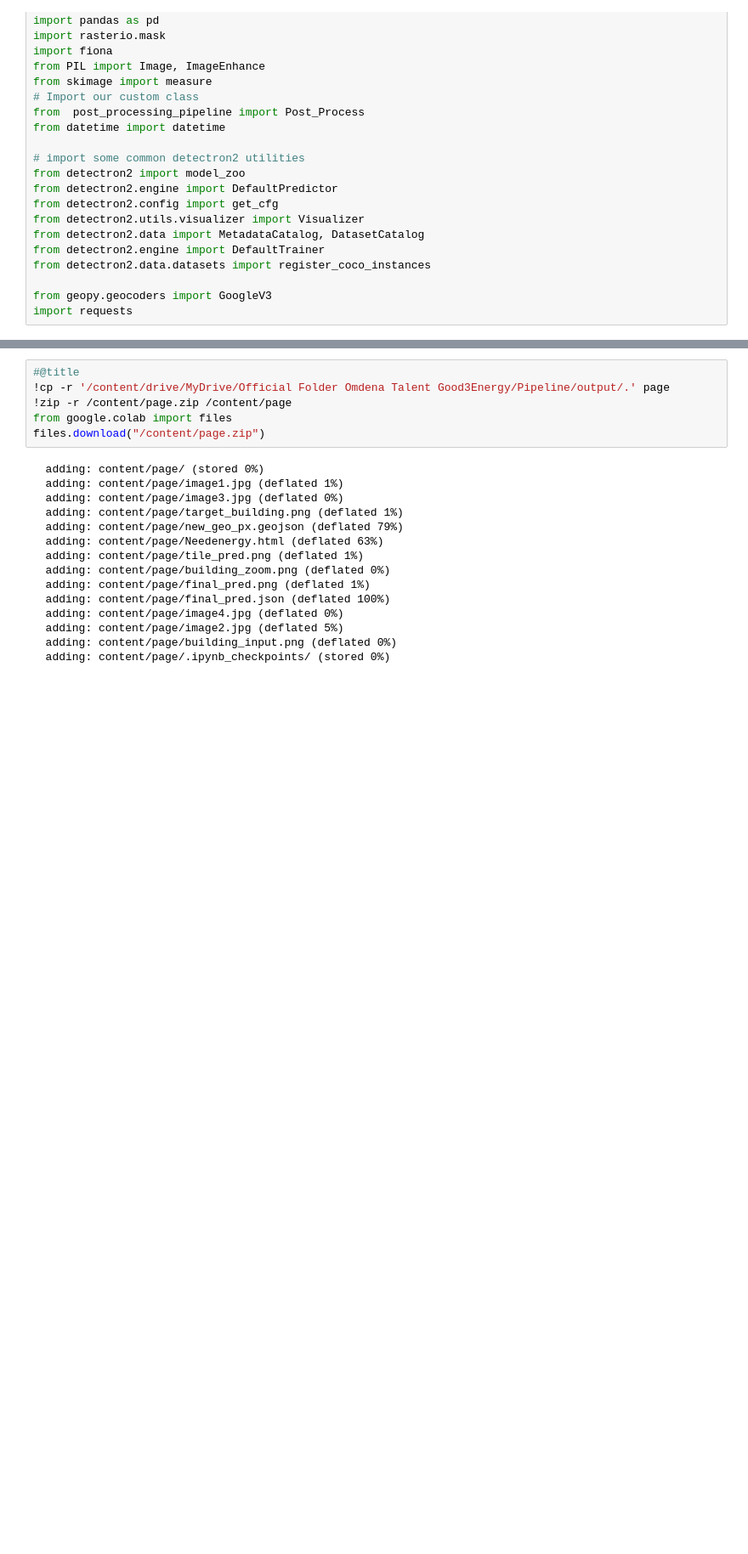
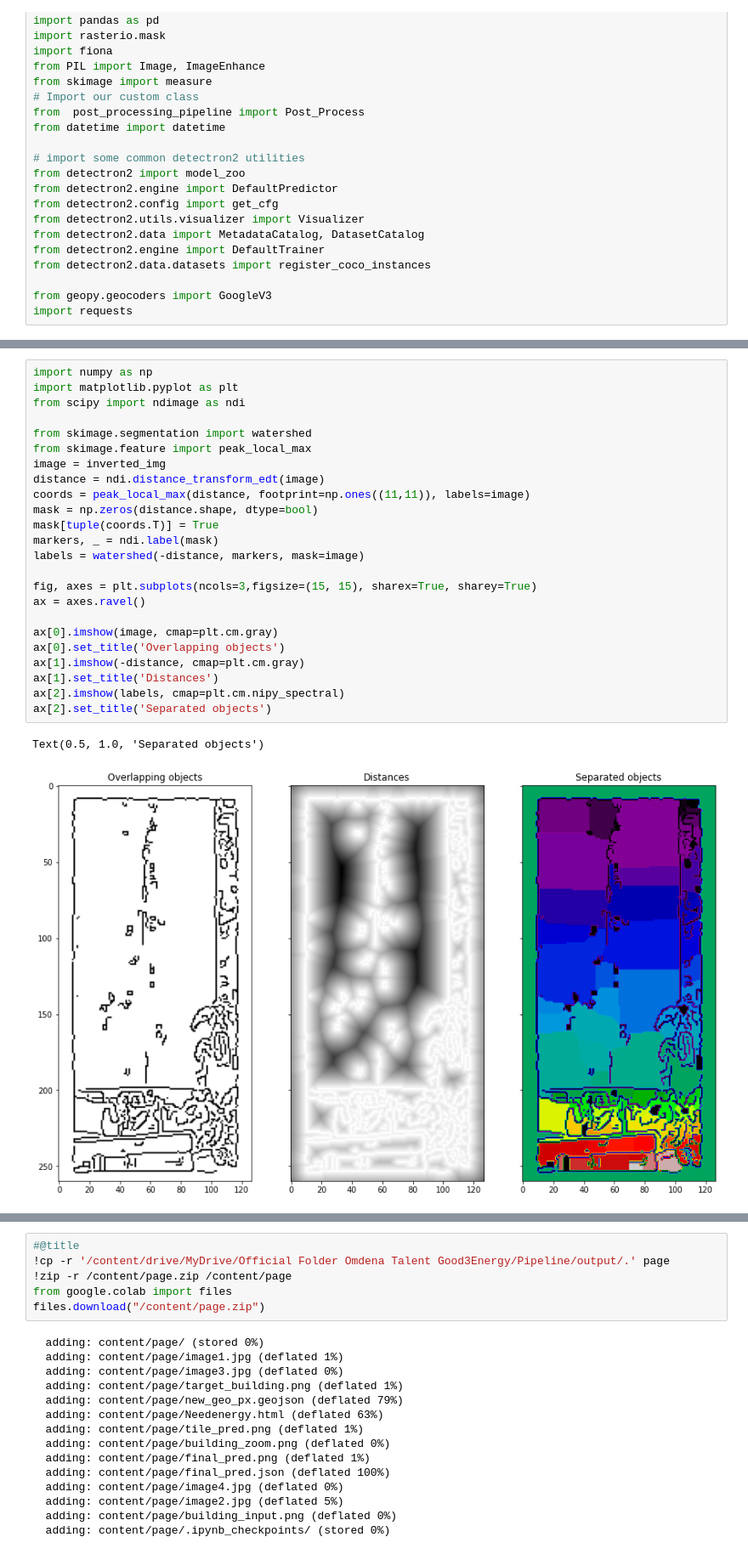
Before and after one commit to HariniSureshS/solarpanel, a Jupyter notebook: Good_Energy_POC.ipynb, the cells around one changed output, grey strips where cells are left out. Shown: that part at 85% size. Cells and saved outputs as stored; diff of their text form; blank space fills up the shorter version.

```diff
--- a/Good_Energy_POC.ipynb
+++ b/Good_Energy_POC.ipynb
@@ -676,0 +691,27 @@ Give Padding. Default (0, 0) :0,0
+# %%
+import numpy as np
+import matplotlib.pyplot as plt
+from scipy import ndimage as ndi
+
+from skimage.segmentation import watershed
+from skimage.feature import peak_local_max
+image = inverted_img
+distance = ndi.distance_transform_edt(image)
+coords = peak_local_max(distance, footprint=np.ones((11,11)), labels=image)
+mask = np.zeros(distance.shape, dtype=bool)
+mask[tuple(coords.T)] = True
+markers, _ = ndi.label(mask)
+labels = watershed(-distance, markers, mask=image)
+
+fig, axes = plt.subplots(ncols=3,figsize=(15, 15), sharex=True, sharey=True)
+ax = axes.ravel()
+
+ax[0].imshow(image, cmap=plt.cm.gray)
+ax[0].set_title('Overlapping objects')
+ax[1].imshow(-distance, cmap=plt.cm.gray)
+ax[1].set_title('Distances')
+ax[2].imshow(labels, cmap=plt.cm.nipy_spectral)
+ax[2].set_title('Separated objects')
+# %% [output]
+Text(0.5, 1.0, 'Separated objects')
+[figure, added]
```
Also changed, not shown: parts of 6 cells of this notebook, 1 other file.
